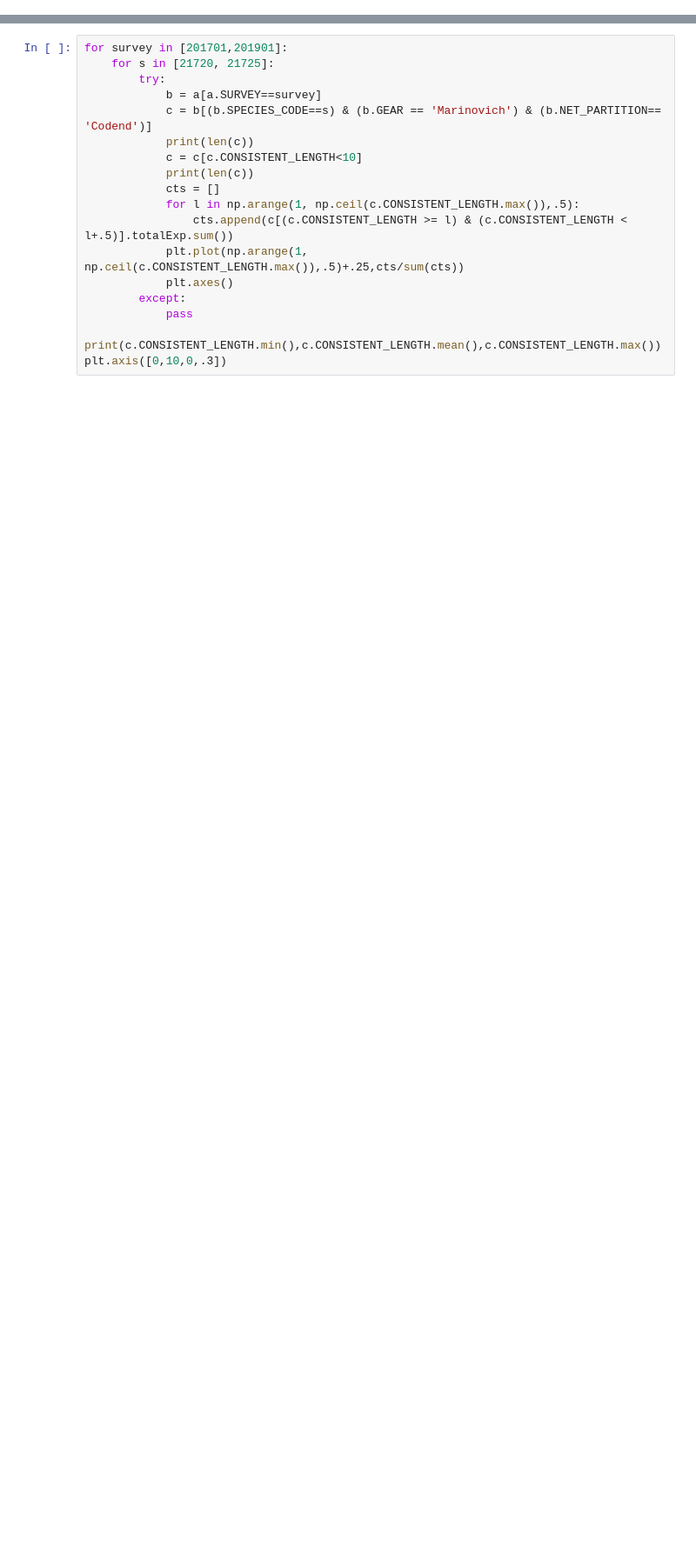
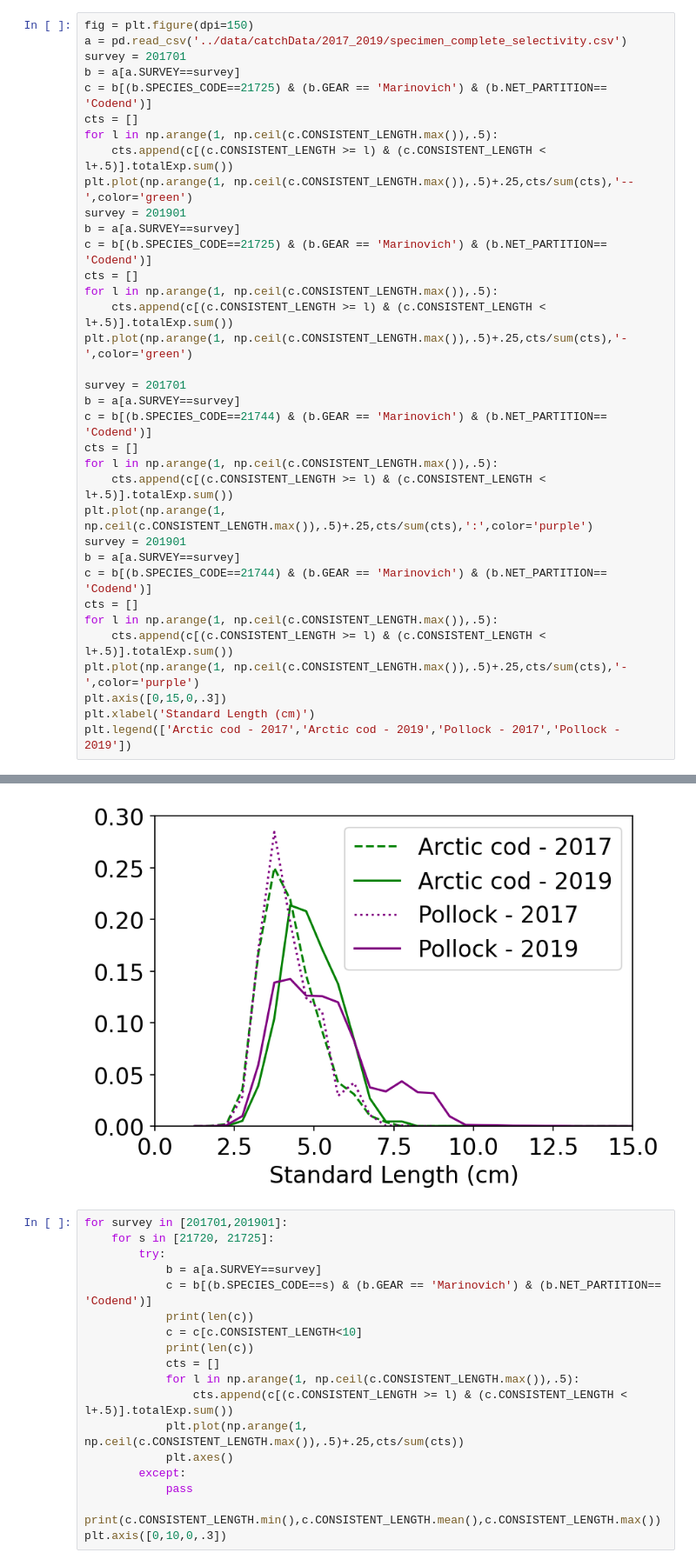
Before and after one commit to leviner/ChukchiTimeSeries, a Jupyter notebook: code/F4_LF.ipynb, the cells around one changed output, grey strips where cells are left out. Shown: that part at 87% size. Cells and saved outputs as stored; diff of their text form; blank space fills up the shorter version.

```diff
--- a/code/F4_LF.ipynb
+++ b/code/F4_LF.ipynb
@@ -83,0 +84,36 @@ for survey in [2013001,201701,201901]:
+# %%
+fig = plt.figure(dpi=150)
+a = pd.read_csv('../data/catchData/2017_2019/specimen_complete_selectivity.csv')
+survey = 201701
+b = a[a.SURVEY==survey]
+c = b[(b.SPECIES_CODE==21725) & (b.GEAR == 'Marinovich') & (b.NET_PARTITION== 'Codend')]
+cts = []
+for l in np.arange(1, np.ceil(c.CONSISTENT_LENGTH.max()),.5):
+    cts.append(c[(c.CONSISTENT_LENGTH >= l) & (c.CONSISTENT_LENGTH < l+.5)].totalExp.sum())
+plt.plot(np.arange(1, np.ceil(c.CONSISTENT_LENGTH.max()),.5)+.25,cts/sum(cts),'--',color='green')
+survey = 201901
+b = a[a.SURVEY==survey]
+c = b[(b.SPECIES_CODE==21725) & (b.GEAR == 'Marinovich') & (b.NET_PARTITION== 'Codend')]
+cts = []
+for l in np.arange(1, np.ceil(c.CONSISTENT_LENGTH.max()),.5):
+    cts.append(c[(c.CONSISTENT_LENGTH >= l) & (c.CONSISTENT_LENGTH < l+.5)].totalExp.sum())
+plt.plot(np.arange(1, np.ceil(c.CONSISTENT_LENGTH.max()),.5)+.25,cts/sum(cts),'-',color='green')
+
+survey = 201701
+b = a[a.SURVEY==survey]
+c = b[(b.SPECIES_CODE==21744) & (b.GEAR == 'Marinovich') & (b.NET_PARTITION== 'Codend')]
+cts = []
+for l in np.arange(1, np.ceil(c.CONSISTENT_LENGTH.max()),.5):
+    cts.append(c[(c.CONSISTENT_LENGTH >= l) & (c.CONSISTENT_LENGTH < l+.5)].totalExp.sum())
+plt.plot(np.arange(1, np.ceil(c.CONSISTENT_LENGTH.max()),.5)+.25,cts/sum(cts),':',color='purple')
+survey = 201901
+b = a[a.SURVEY==survey]
+c = b[(b.SPECIES_CODE==21744) & (b.GEAR == 'Marinovich') & (b.NET_PARTITION== 'Codend')]
+cts = []
+for l in np.arange(1, np.ceil(c.CONSISTENT_LENGTH.max()),.5):
+    cts.append(c[(c.CONSISTENT_LENGTH >= l) & (c.CONSISTENT_LENGTH < l+.5)].totalExp.sum())
+plt.plot(np.arange(1, np.ceil(c.CONSISTENT_LENGTH.max()),.5)+.25,cts/sum(cts),'-',color='purple')
+plt.axis([0,15,0,.3])
+plt.xlabel('Standard Length (cm)')
+plt.legend(['Arctic cod - 2017','Arctic cod - 2019','Pollock - 2017','Pollock - 2019'])
+# %% [output]
@@ -84,3 +121,4 @@ for survey in [2013001,201701,201901]:
+[figure, added]
 # %%
 for survey in [201701,201901]:
     for s in [21720, 21725]:
```
Also changed, not shown: parts of 2 cells of this notebook.
